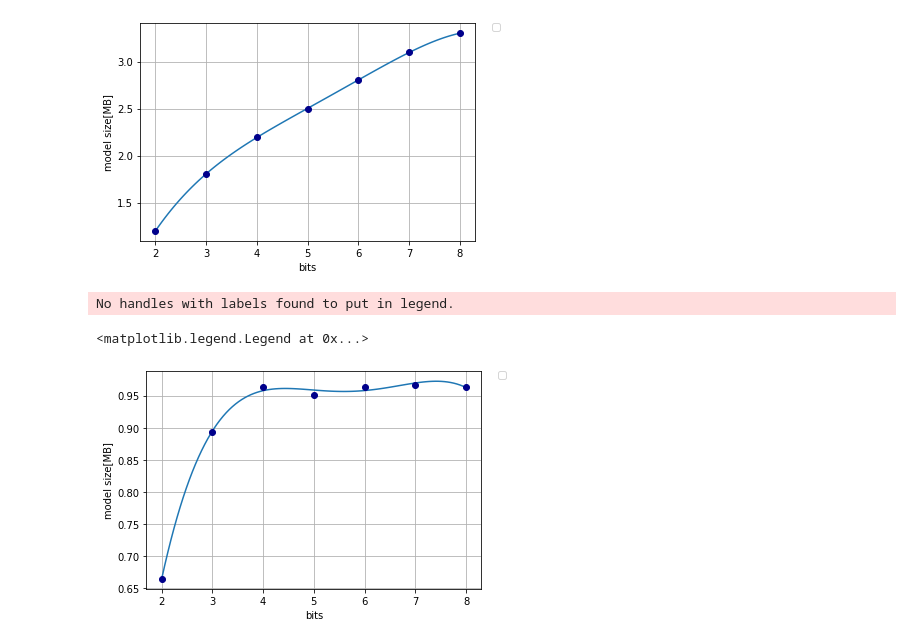
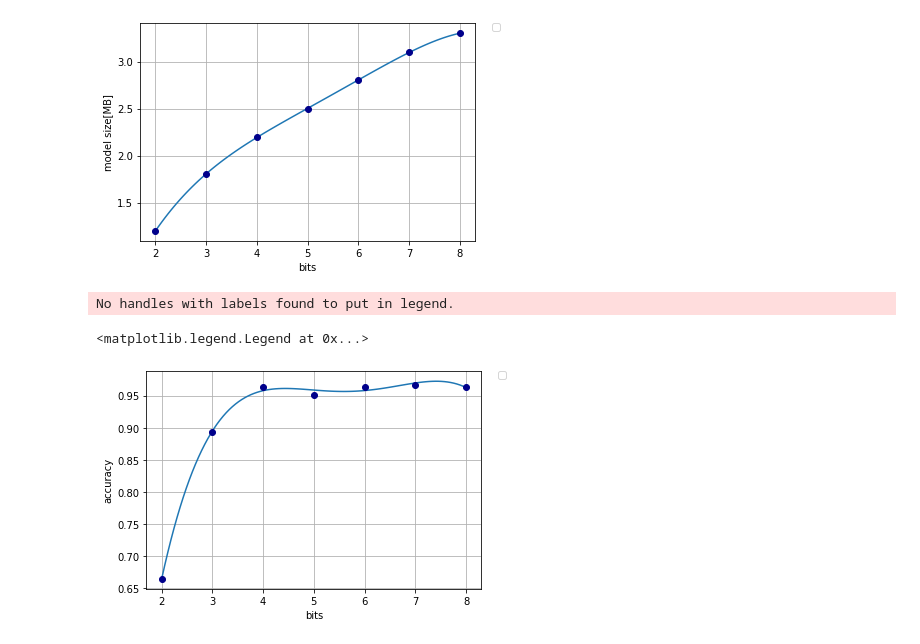
Before and after one commit to oanaucs/quant, a Jupyter notebook: compressed_network/eval/LeNet_accuracy_vs_compression.ipynb, the cells around one changed output. Drawn from its saved outputs; the diff is of its cells as text; code cells hidden in the pictures.

```diff
--- a/compressed_network/eval/LeNet_accuracy_vs_compression.ipynb
+++ b/compressed_network/eval/LeNet_accuracy_vs_compression.ipynb
@@ -358,17 +358,17 @@ No handles with labels found to put in legend.
 # %%
 # plot points
 fig, ax = plt.subplots()
 
 ax.grid()
 poly = np.polyfit(pruning_quant_data['bits'], pruning_quant_data['accuracy'], 4)
 x = np.linspace(pruning_quant_data['bits'].min(), pruning_quant_data['bits'].max(), 100)
 p = np.poly1d(poly)
 plt.plot(x, p(x))
 plt.plot(pruning_quant_data['bits'], pruning_quant_data['accuracy'], 'bo', color='darkblue')
 plt.xlabel('bits')
-plt.ylabel('model size[MB]')
+plt.ylabel('accuracy')
 plt.legend(bbox_to_anchor=(1.05, 1), loc='upper left', borderaxespad=0.)
 # %% [output]
 No handles with labels found to put in legend.
 <matplotlib.legend.Legend at 0x...>
-[figure, old version]
+[figure, new version]
```
Also changed, not shown: parts of 4 cells of this notebook, 4 other files.
